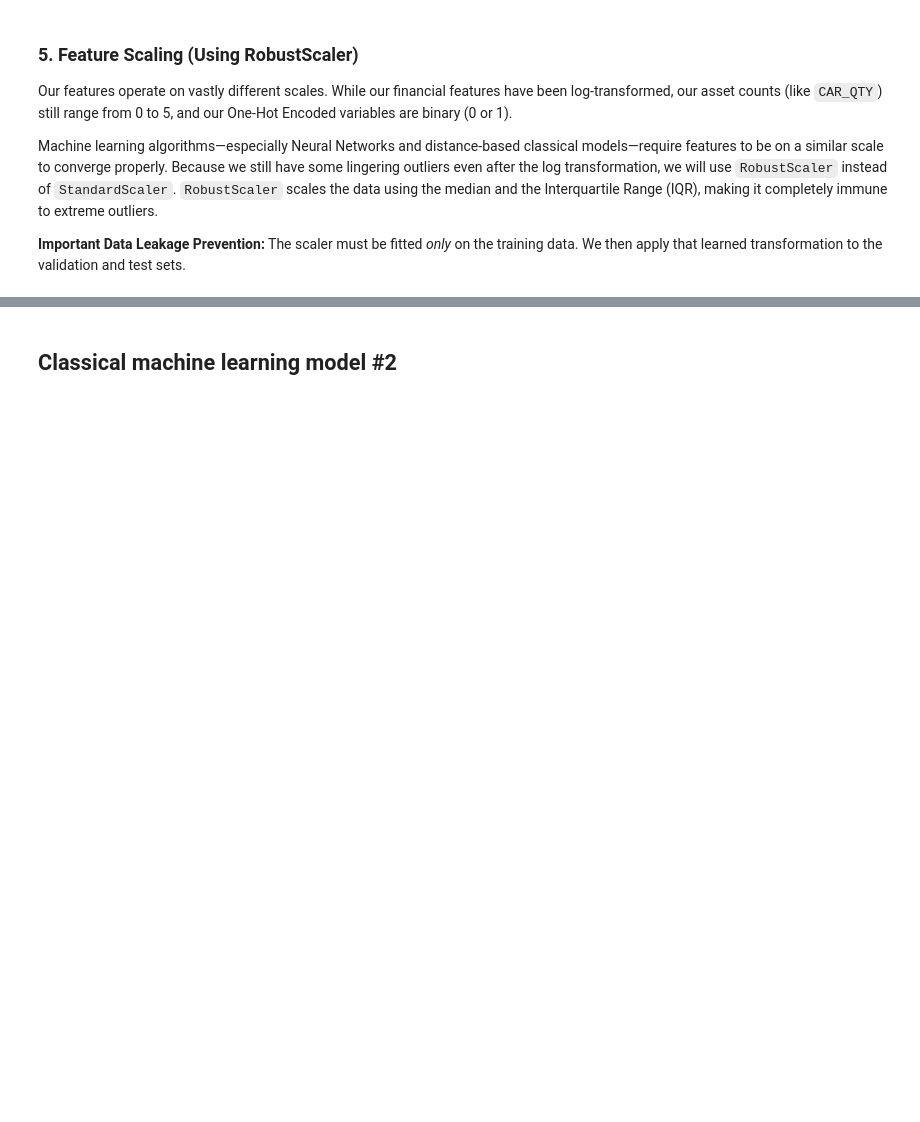
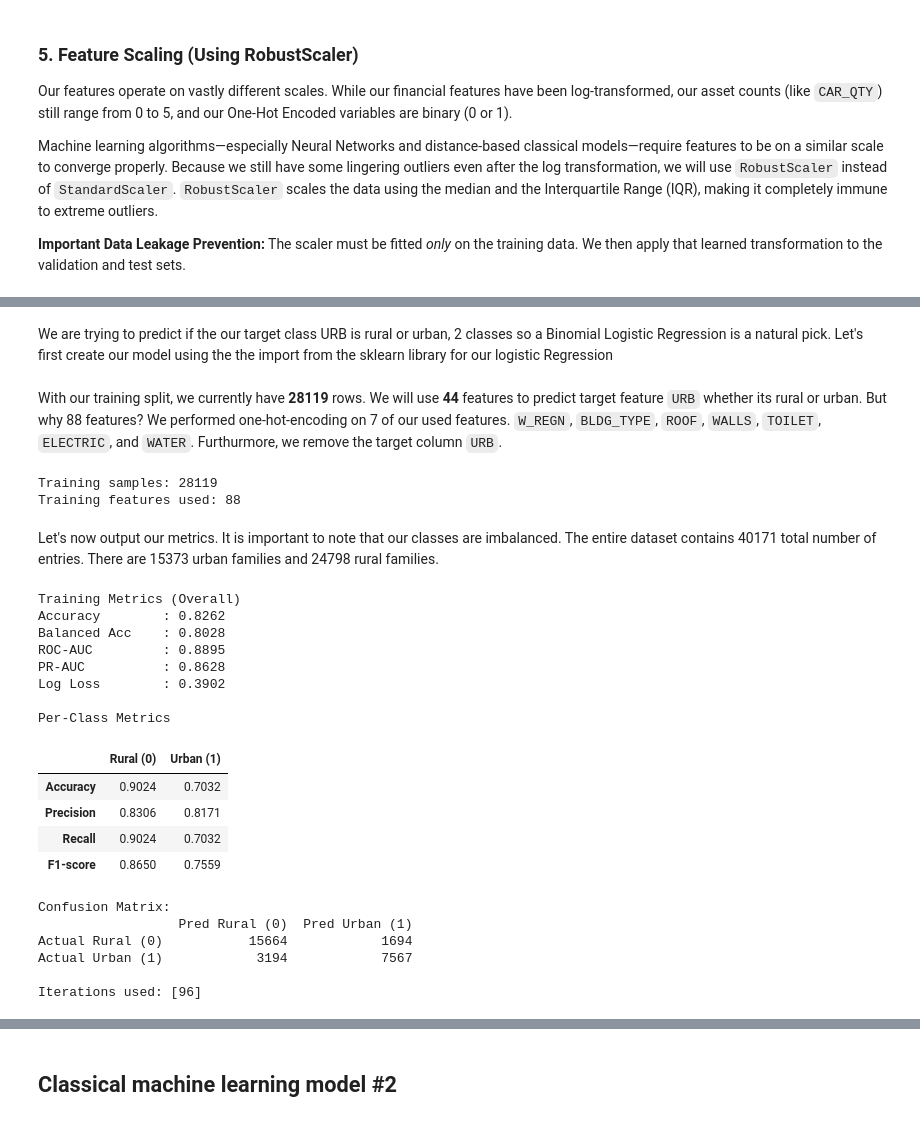
Before and after one commit to NebulaRojo9/STINTSY-MCO, a Jupyter notebook: Group2_nb.ipynb, the cells around one changed output, grey strips where cells are left out. Drawn from its saved outputs; the diff is of its cells as text; code cells hidden in the pictures; blank space fills up the shorter version.

```diff
--- a/Group2_nb.ipynb
+++ b/Group2_nb.ipynb
@@ -826,0 +826,2 @@ X_test_scaled = pd.DataFrame(X_test_scaled, columns=X.columns)
+# %% [markdown]
+We are trying to predict if the our target class URB is rural or urban, 2 classes so a Binomial Logistic Regression is a natural pick. Let's first create our model using the the import from the sklearn library for our logistic Regression
@@ -826,0 +846,45 @@ X_test_scaled = pd.DataFrame(X_test_scaled, columns=X.columns)
+# %% [markdown]
+With our training split, we currently have **28119** rows. We will use **44** features to predict target feature `URB` whether its rural or urban. But why 88 features? We performed one-hot-encoding on 7 of our used features. `W_REGN`, `BLDG_TYPE`, `ROOF`, `WALLS`, `TOILET`, `ELECTRIC`, and `WATER`. Furthurmore, we remove the target column `URB`.
+# %%
+print(f"Training samples: {X_train_scaled.shape[0]}")
+print(f"Training features used: {X_train_scaled.shape[1]}")
+# %% [output]
+Training samples: 28119
+Training features used: 88
+# %% [markdown]
+Let's now output our metrics. It is important to note that our classes are imbalanced. The entire dataset contains 40171 total number of entries. There are 15373 urban families and 24798 rural families.
+# %%
+from MCO_functions import report_binary_metrics
+
+train_report = report_binary_metrics(
+    y_true=y_train,
+    y_pred=y_train_pred,
+    y_proba=y_train_proba,
+    title="Training Metrics",
+    n_iter=logreg_model.n_iter_,
+)
+
+cm_train = train_report["cm"]
+cm_train_df = train_report["cm_df"]
+rural_acc_train = train_report["rural_acc"]
+urban_acc_train = train_report["urban_acc"]
+# %% [output]
+Training Metrics (Overall)
+Accuracy        : 0.8262
+Balanced Acc    : 0.8028
+ROC-AUC         : 0.8895
+PR-AUC          : 0.8628
+Log Loss        : 0.3902
+
+Per-Class Metrics
+|  | Rural (0) | Urban (1) |
+| Accuracy | 0.9024 | 0.7032 |
+| Precision | 0.8306 | 0.8171 |
+| Recall | 0.9024 | 0.7032 |
+| F1-score | 0.8650 | 0.7559 |
+Confusion Matrix:
+                  Pred Rural (0)  Pred Urban (1)
+Actual Rural (0)           15664            1694
+Actual Urban (1)            3194            7567
+
+Iterations used: [96]
```
Also changed, not shown: parts of 32 cells of this notebook, 1 other file.
